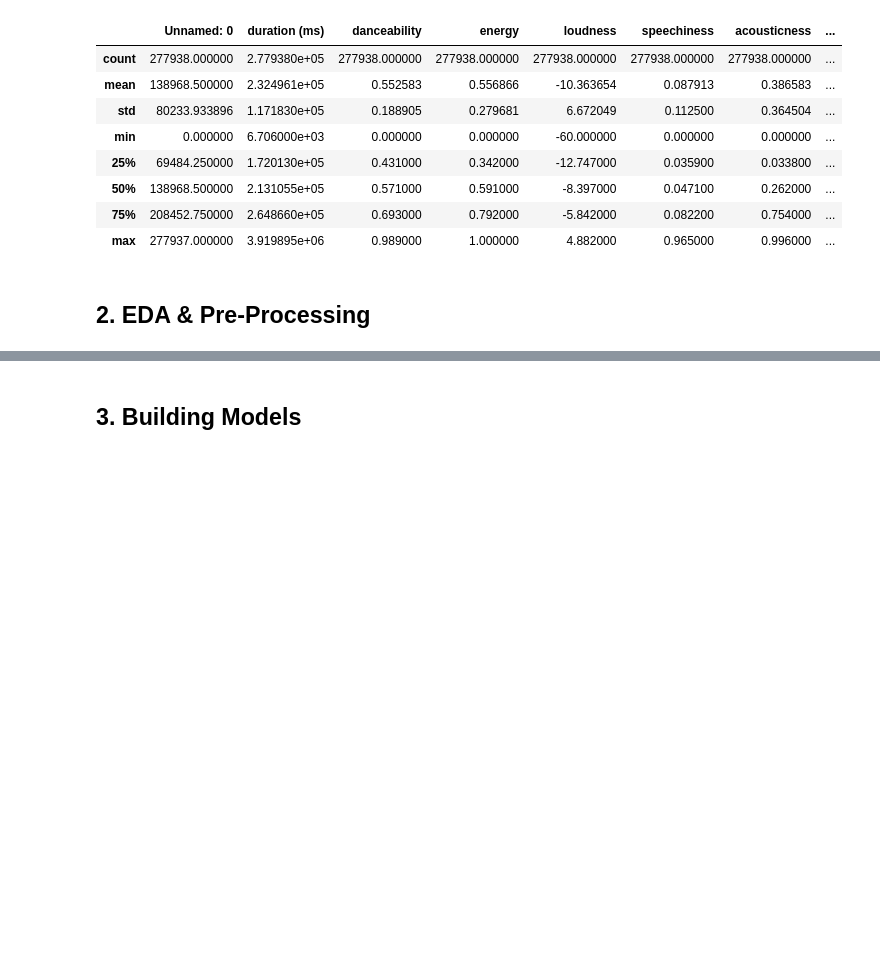
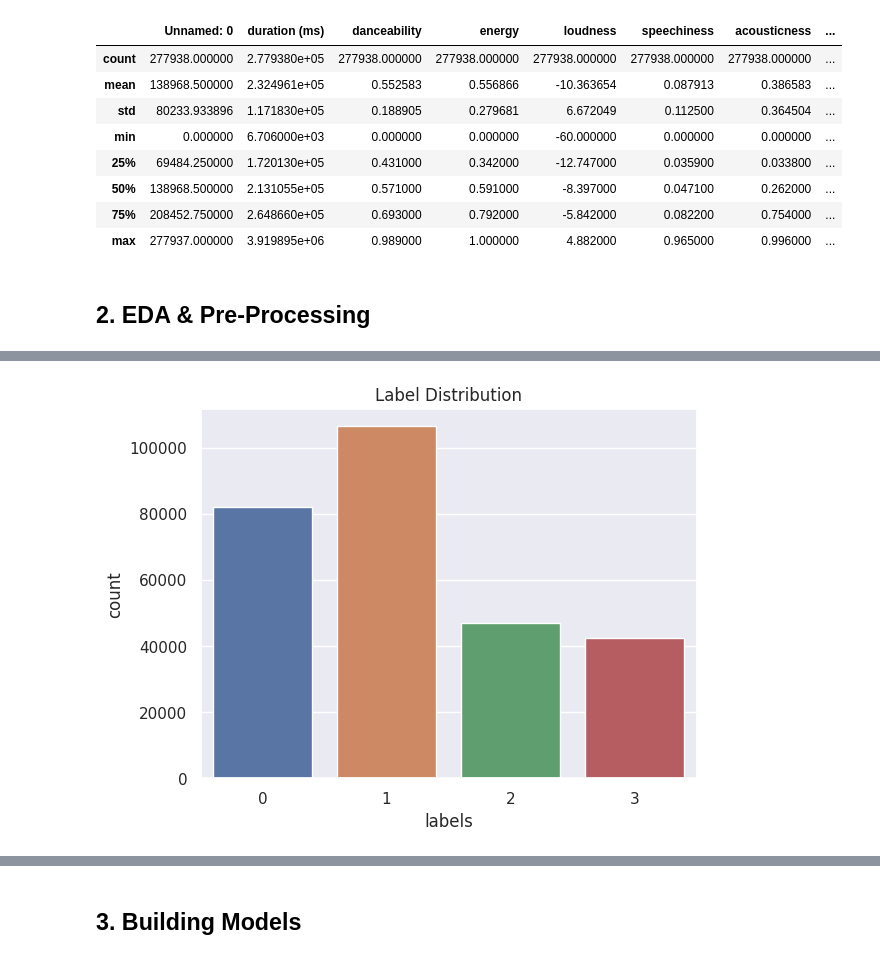
Before and after one commit to jvo024/ads504-spotify-songs, a Jupyter notebook: spotify_analysis.ipynb, the cells around one changed output, grey strips where cells are left out. Cells and saved outputs as stored; diff of their text form; code cells hidden in the pictures; blank space fills up the shorter version.

```diff
--- a/spotify_analysis.ipynb
+++ b/spotify_analysis.ipynb
@@ -17,8 +17,8 @@ from sklearn.metrics import confusion_matrix, accuracy_score
 # %% [markdown]
 ## 1. Import Dataset
 # %%
-df = pd.read_csv('https://raw.githubusercontent.com/orzanai/Moodify/main/Datasets/278k_song_labelled.csv')
-df.head()
+base_df = pd.read_csv('https://raw.githubusercontent.com/orzanai/Moodify/main/Datasets/278k_song_labelled.csv')
+base_df.head()
 # %% [output]
 |  | Unnamed: 0 | duration (ms) | danceability | energy | loudness | speechiness | acousticness | ... |
 | 0 | 0 | 195000.0 | 0.611 | 0.614 | -8.815 | 0.0672 | 0.0169 | ... |
@@ -40,3 +40,10 @@ df.describe()
 | max | 277937.000000 | 3.919895e+06 | 0.989000 | 1.000000 | 4.882000 | 0.965000 | 0.996000 | ... |
 # %% [markdown]
 ## 2. EDA & Pre-Processing
+# %%
+# Remove iirevelevant columns
+drop = ['Unnamed: 0']
+base_df.drop(drop, axis = 1, inplace = True)
+
+# Identify null values
+base_df.isna().sum()
@@ -42,0 +64,7 @@ df.describe()
+# %%
+sns.set(style="darkgrid")
+sns.countplot(x = base_df['labels'])
+plt.title('Label Distribution')
+plt.show()
+# %% [output]
+[figure, added]
```
Also changed, not shown: parts of 15 cells of this notebook.
